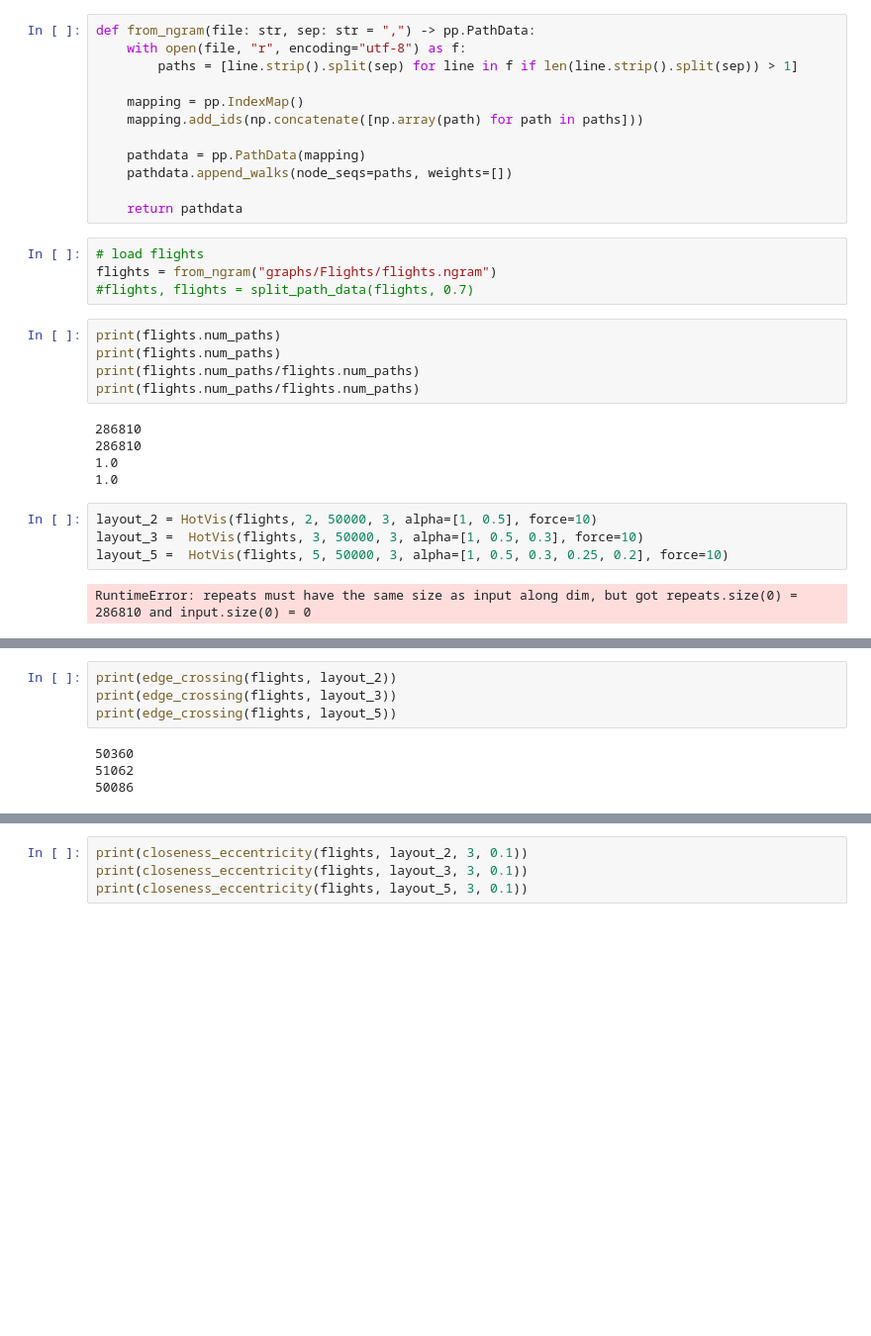
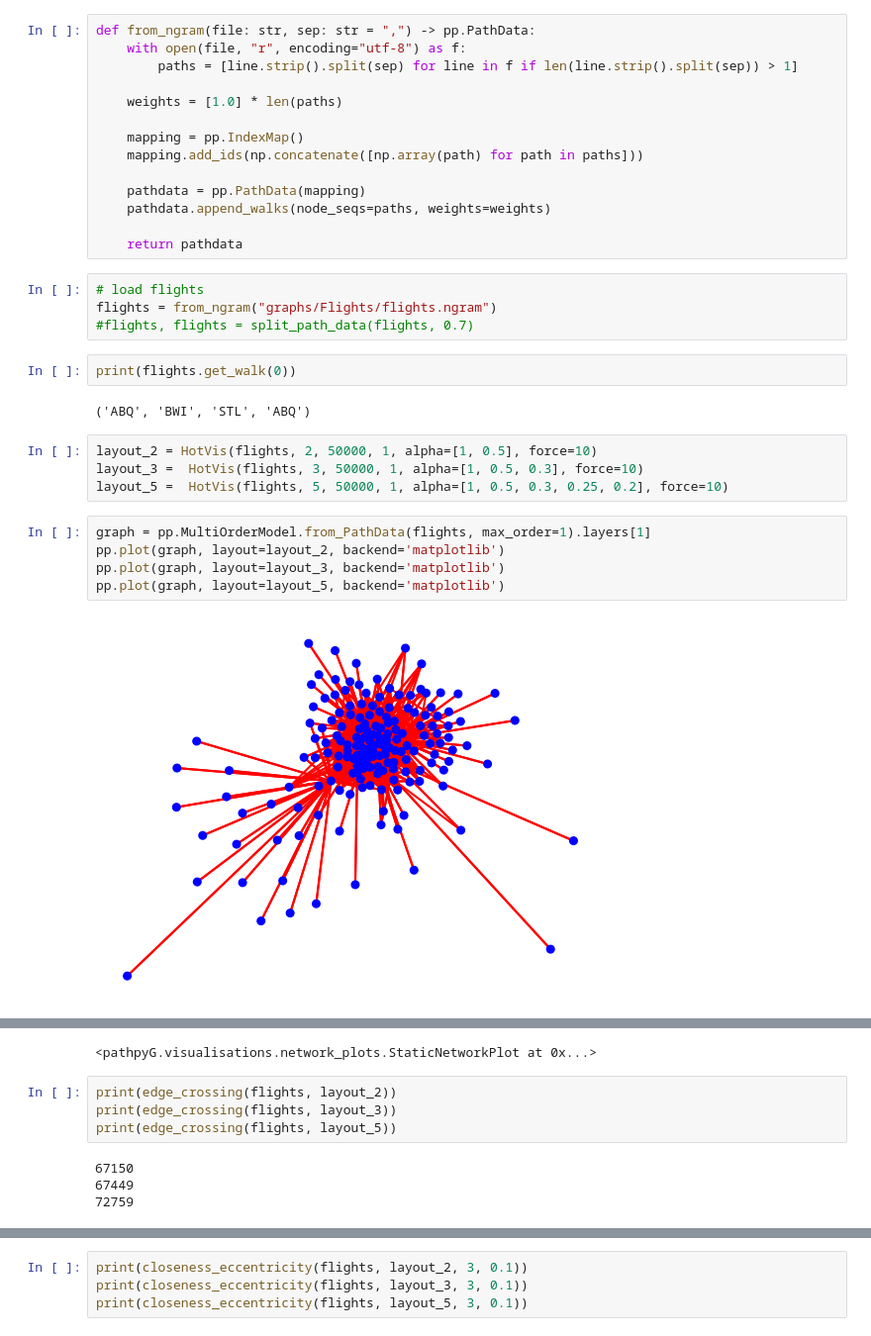
Before and after one commit to jusch2109/pathpyG, a Jupyter notebook: src/pathpyG/visualisations/Project_JS/HotVisFlights.ipynb, the cells around one changed output, grey strips where cells are left out. Shown at 99% size. Saved outputs shown, nothing was run; the diff lists cells and outputs as text; blank space fills up the shorter version.

```diff
--- a/src/pathpyG/visualisations/Project_JS/HotVisFlights.ipynb
+++ b/src/pathpyG/visualisations/Project_JS/HotVisFlights.ipynb
@@ -22,30 +22,31 @@ def from_ngram(file: str, sep: str = ",") -> pp.PathData:
     with open(file, "r", encoding="utf-8") as f:
         paths = [line.strip().split(sep) for line in f if len(line.strip().split(sep)) > 1]
 
+    weights = [1.0] * len(paths)
+
     mapping = pp.IndexMap()
     mapping.add_ids(np.concatenate([np.array(path) for path in paths]))
 
     pathdata = pp.PathData(mapping)
-    pathdata.append_walks(node_seqs=paths, weights=[])
+    pathdata.append_walks(node_seqs=paths, weights=weights)
 
     return pathdata
 # %%
 # load flights
 flights = from_ngram("graphs/Flights/flights.ngram")
 #flights, flights = split_path_data(flights, 0.7)
-# %%
-print(flights.num_paths)
-print(flights.num_paths)
-print(flights.num_paths/flights.num_paths)
-print(flights.num_paths/flights.num_paths)
-# %% [output]
-286810
-286810
-1.0
-1.0
+# %%
+print(flights.get_walk(0))
+# %% [output]
+('ABQ', 'BWI', 'STL', 'ABQ')
 # %%
-layout_2 = HotVis(flights, 2, 50000, 3, alpha=[1, 0.5], force=10)
-layout_3 =  HotVis(flights, 3, 50000, 3, alpha=[1, 0.5, 0.3], force=10)
-layout_5 =  HotVis(flights, 5, 50000, 3, alpha=[1, 0.5, 0.3, 0.25, 0.2], force=10)
+layout_2 = HotVis(flights, 2, 50000, 1, alpha=[1, 0.5], force=10)
+layout_3 =  HotVis(flights, 3, 50000, 1, alpha=[1, 0.5, 0.3], force=10)
+layout_5 =  HotVis(flights, 5, 50000, 1, alpha=[1, 0.5, 0.3, 0.25, 0.2], force=10)
-# %% [output]
-RuntimeError: repeats must have the same size as input along dim, but got repeats.size(0) = 286810 and input.size(0) = 0
+# %%
+graph = pp.MultiOrderModel.from_PathData(flights, max_order=1).layers[1]
+pp.plot(graph, layout=layout_2, backend='matplotlib')
+pp.plot(graph, layout=layout_3, backend='matplotlib')
+pp.plot(graph, layout=layout_5, backend='matplotlib')
+# %% [output]
+[figure, added]
@@ -52,11 +55,12 @@ RuntimeError: repeats must have the same size as input along dim, but got repeat
+<pathpyG.visualisations.network_plots.StaticNetworkPlot at 0x...>
 # %%
 print(edge_crossing(flights, layout_2))
 print(edge_crossing(flights, layout_3))
 print(edge_crossing(flights, layout_5))
 # %% [output]
-50360
-51062
-50086
+67150
+67449
+72759
 # %%
 print(causal_path_dispersion(flights, layout_2, 3))
 print(causal_path_dispersion(flights, layout_3, 3))
```
Also changed, not shown: parts of 2 cells of this notebook, 15 other files.
